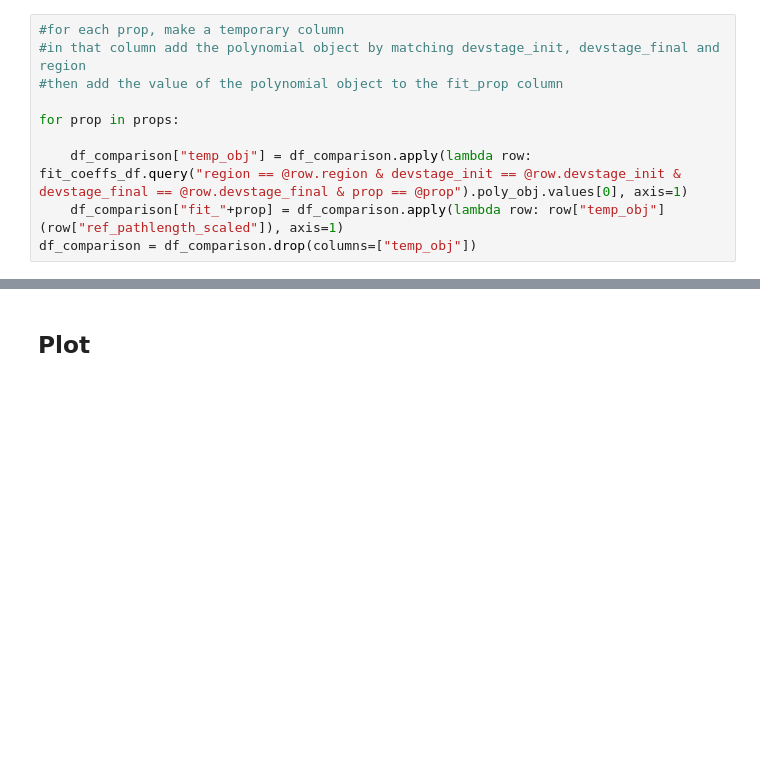
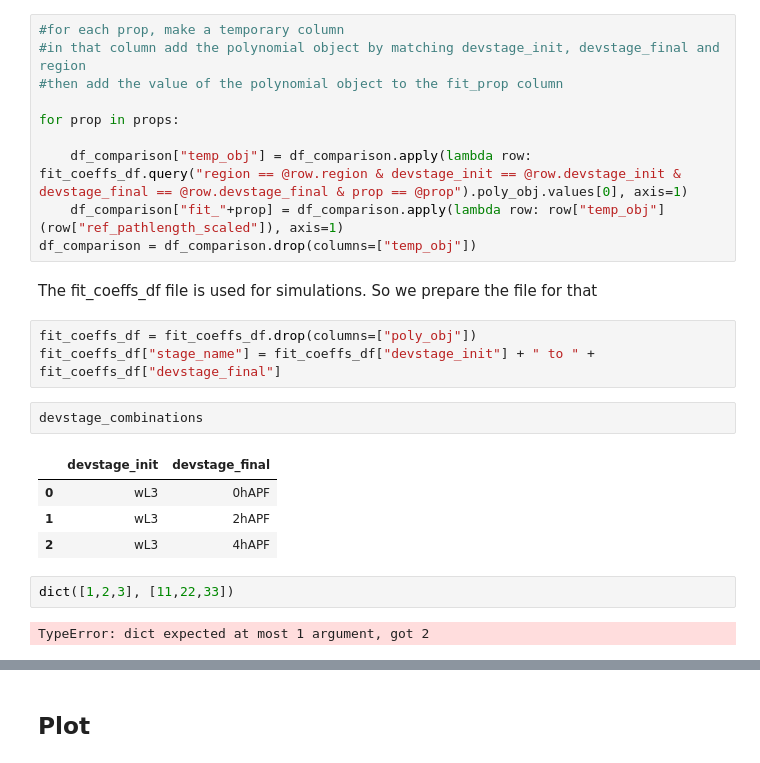
Before and after one commit to abhijeetkrishna/WDeversion_theory, a Jupyter notebook: Experiments/notebooks/prop_comparison_analysis.ipynb, the cells around one changed output, grey strips where cells are left out. Cells and saved outputs as stored; diff of their text form; blank space fills up the shorter version.

```diff
--- a/Experiments/notebooks/prop_comparison_analysis.ipynb
+++ b/Experiments/notebooks/prop_comparison_analysis.ipynb
@@ -258,3 +258,19 @@ for prop in props:
     df_comparison["temp_obj"] = df_comparison.apply(lambda row: fit_coeffs_df.query("region == @row.region & devstage_init == @row.devstage_init & devstage_final == @row.devstage_final & prop == @prop").poly_obj.values[0], axis=1)
     df_comparison["fit_"+prop] = df_comparison.apply(lambda row: row["temp_obj"](row["ref_pathlength_scaled"]), axis=1)
 df_comparison = df_comparison.drop(columns=["temp_obj"])
+# %% [markdown]
+The fit_coeffs_df file is used for simulations. So we prepare the file for that
+# %%
+fit_coeffs_df = fit_coeffs_df.drop(columns=["poly_obj"])
+fit_coeffs_df["stage_name"] = fit_coeffs_df["devstage_init"] + " to " + fit_coeffs_df["devstage_final"]
+# %%
+devstage_combinations
+# %% [output]
+|  | devstage_init | devstage_final |
+| 0 | wL3 | 0hAPF |
+| 1 | wL3 | 2hAPF |
+| 2 | wL3 | 4hAPF |
+# %%
+dict([1,2,3], [11,22,33])
+# %% [output]
+TypeError: dict expected at most 1 argument, got 2
```
Also changed, not shown: parts of 6 cells of this notebook.
